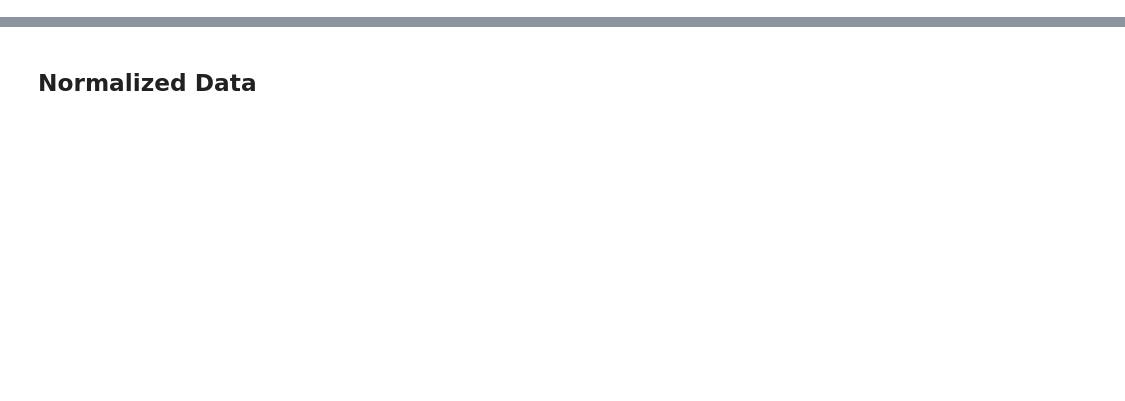
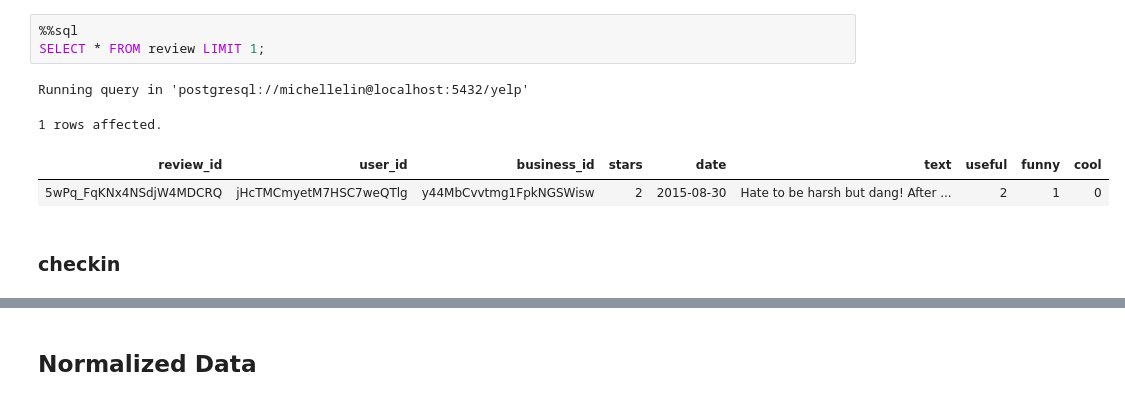
Before and after one commit to MichelleLin-4111/Yelp-Dataset-Analysis, a Jupyter notebook: code/part1_schema_design.ipynb, the cells around one changed output, grey strips where cells are left out. Saved outputs shown, nothing was run; the diff lists cells and outputs as text; blank space fills up the shorter version.

```diff
--- a/code/part1_schema_design.ipynb
+++ b/code/part1_schema_design.ipynb
@@ -104,0 +270,10 @@ Tables created successfully.
+# %%
+%%sql
+SELECT * FROM review LIMIT 1;
+# %% [output]
+Running query in 'postgresql://michellelin@localhost:5432/yelp'
+1 rows affected.
+| review_id | user_id | business_id | stars | date | text | useful | funny | cool |
+| 5wPq_FqKNx4NSdjW4MDCRQ | jHcTMCmyetM7HSC7weQTlg | y44MbCvvtmg1FpkNGSWisw | 2 | 2015-08-30 | Hate to be harsh but dang! After ... | 2 | 1 | 0 |
+# %% [markdown]
+### checkin
```
Also changed, not shown: parts of 24 cells of this notebook, 1 other file.
